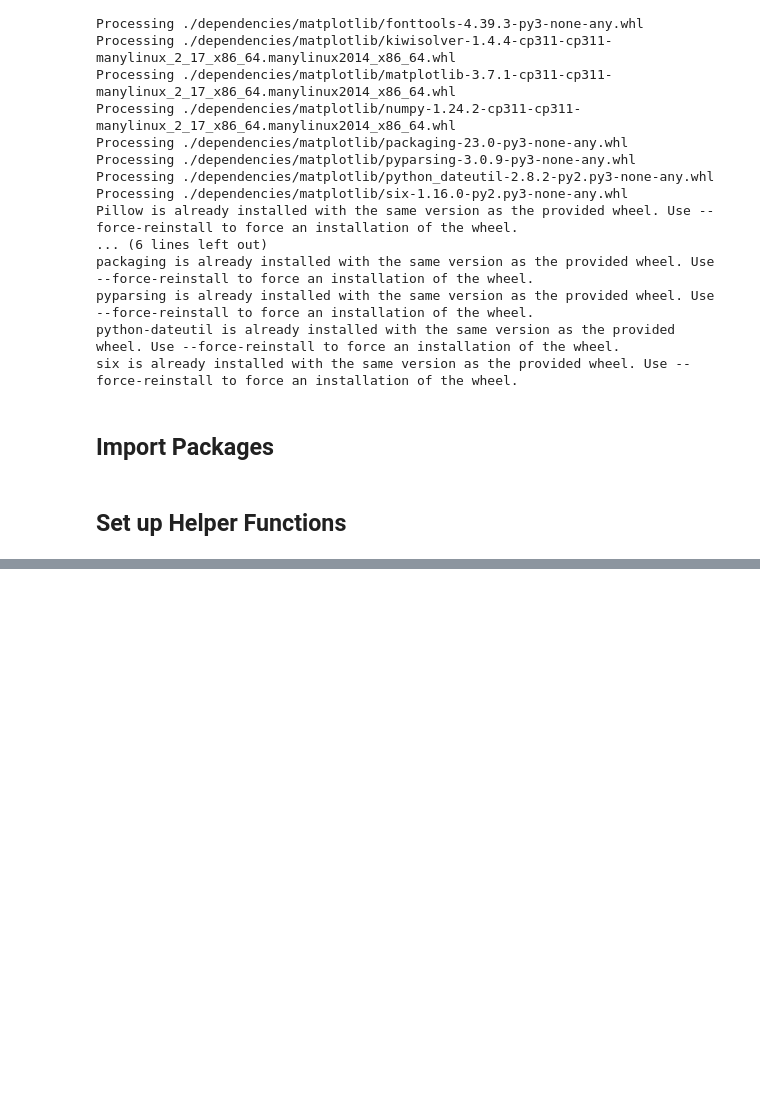
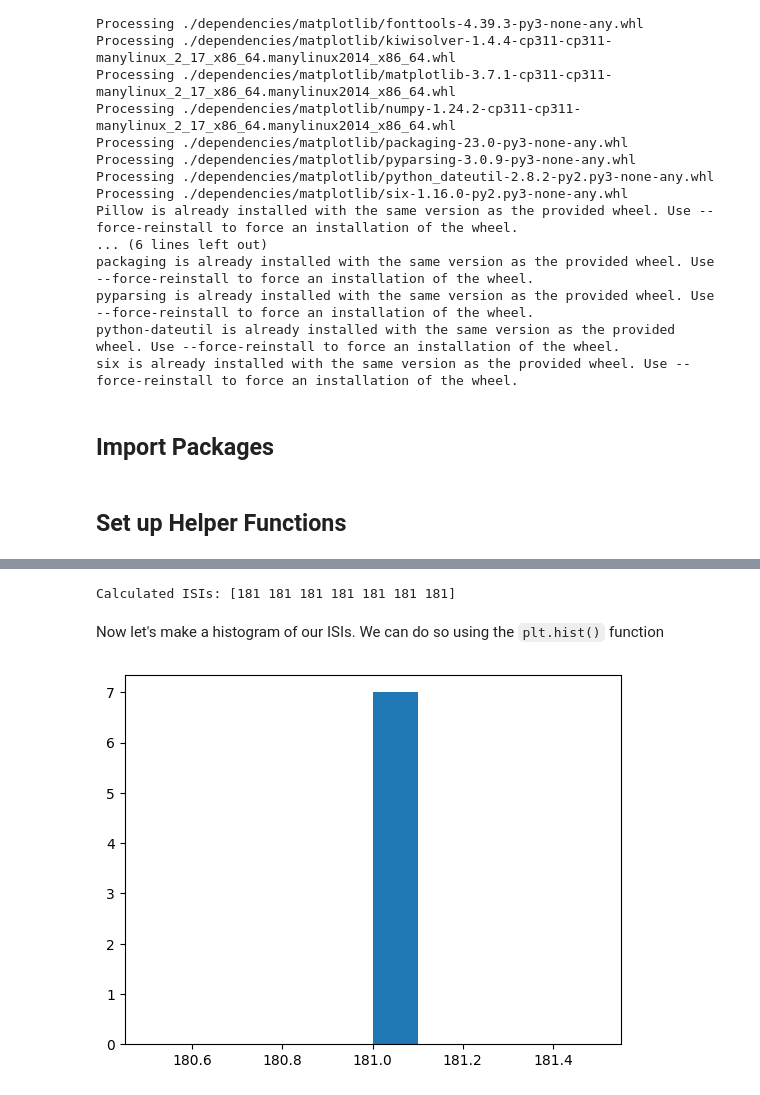
Before and after one commit to ilennaj/neuron_model_tutorial, a Jupyter notebook: notebooks/02_lif_tutorial.ipynb, the cells around one changed output, grey strips where cells are left out. Saved outputs shown, nothing was run; the diff lists cells and outputs as text; code cells hidden in the pictures; blank space fills up the shorter version.

```diff
--- a/notebooks/02_lif_tutorial.ipynb
+++ b/notebooks/02_lif_tutorial.ipynb
@@ -41,0 +490,11 @@ import matplotlib.pyplot as plt
+# %%
+# Simulate a LIF neuron to get spike times
+
+# Choose current magnitude and initialize parameters
+I_ext = 250 #pA
+params = default_params()
+# params['T'] = 50.0
+
+
+# Run simulation
+solution, t, spike_times = simulate_LIF(params, I_ext)
@@ -41,0 +507,13 @@ import matplotlib.pyplot as plt
+# %%
+ISI_array = np.diff(spike_times)
+
+print('Calculated ISIs:', ISI_array)
+# %% [output]
+Calculated ISIs: [181 181 181 181 181 181 181]
+# %% [markdown]
+Now let's make a histogram of our ISIs. We can do so using the `plt.hist()` function
+# %%
+plt.hist(ISI_array)
+plt.show()
+# %% [output]
+[figure, added]
```
Also changed, not shown: parts of 81 cells of this notebook, 5 other files.
